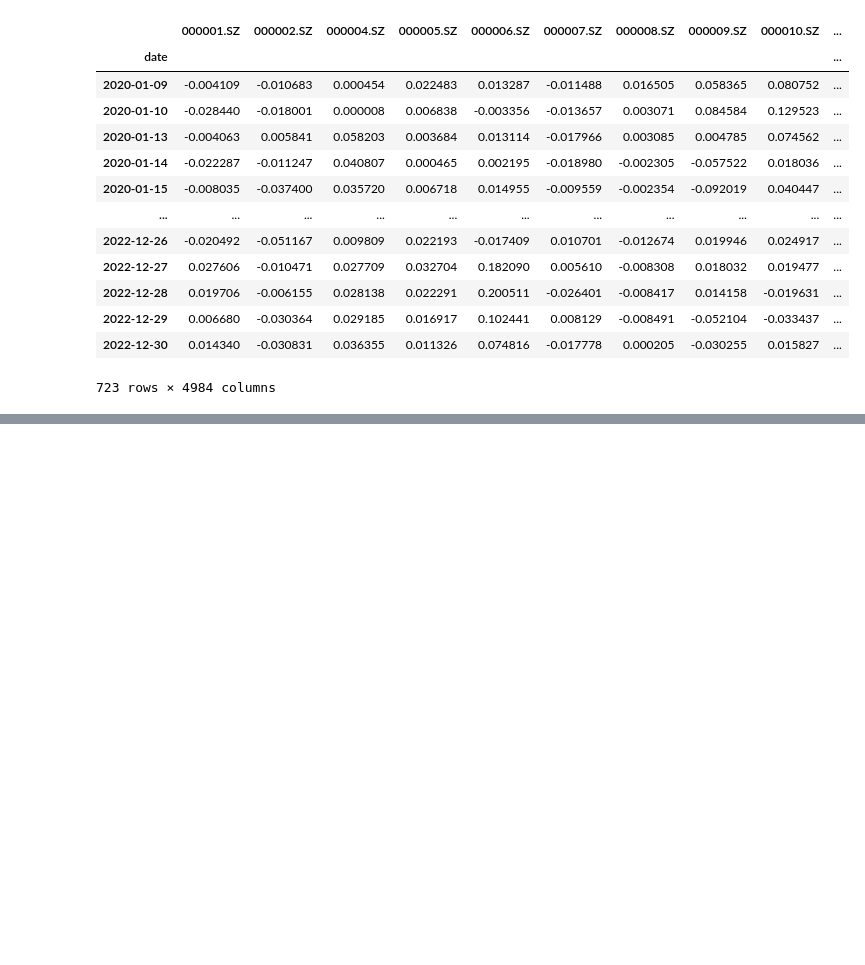
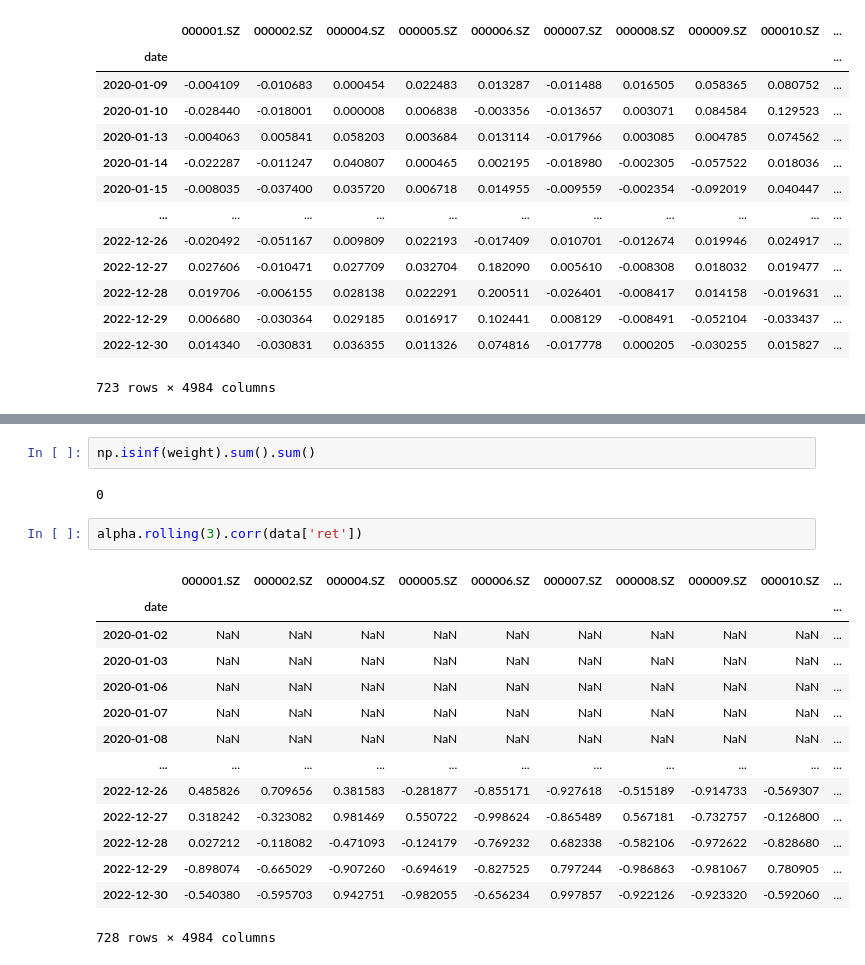
Before and after one commit to xingexjj/quantitative_trading_system, a Jupyter notebook: test.ipynb, the cells around one changed output, grey strips where cells are left out. Cells and saved outputs as stored; diff of their text form; blank space fills up the shorter version.

```diff
--- a/test.ipynb
+++ b/test.ipynb
@@ -70,0 +81,21 @@ weight
+# %%
+np.isinf(weight).sum().sum()
+# %% [output]
+0
+# %%
+alpha.rolling(3).corr(data['ret'])
+# %% [output]
+|  | 000001.SZ | 000002.SZ | 000004.SZ | 000005.SZ | 000006.SZ | 000007.SZ | 000008.SZ | 000009.SZ | 000010.SZ | ... |
+| date |  |  |  |  |  |  |  |  |  | ... |
+| 2020-01-02 | NaN | NaN | NaN | NaN | NaN | NaN | NaN | NaN | NaN | ... |
+| 2020-01-03 | NaN | NaN | NaN | NaN | NaN | NaN | NaN | NaN | NaN | ... |
+| 2020-01-06 | NaN | NaN | NaN | NaN | NaN | NaN | NaN | NaN | NaN | ... |
+| 2020-01-07 | NaN | NaN | NaN | NaN | NaN | NaN | NaN | NaN | NaN | ... |
+| 2020-01-08 | NaN | NaN | NaN | NaN | NaN | NaN | NaN | NaN | NaN | ... |
+| ... | ... | ... | ... | ... | ... | ... | ... | ... | ... | ... |
+| 2022-12-26 | 0.485826 | 0.709656 | 0.381583 | -0.281877 | -0.855171 | -0.927618 | -0.515189 | -0.914733 | -0.569307 | ... |
+| 2022-12-27 | 0.318242 | -0.323082 | 0.981469 | 0.550722 | -0.998624 | -0.865489 | 0.567181 | -0.732757 | -0.126800 | ... |
+| 2022-12-28 | 0.027212 | -0.118082 | -0.471093 | -0.124179 | -0.769232 | 0.682338 | -0.582106 | -0.972622 | -0.828680 | ... |
+| 2022-12-29 | -0.898074 | -0.665029 | -0.907260 | -0.694619 | -0.827525 | 0.797244 | -0.986863 | -0.981067 | 0.780905 | ... |
+| 2022-12-30 | -0.540380 | -0.595703 | 0.942751 | -0.982055 | -0.656234 | 0.997857 | -0.922126 | -0.923320 | -0.592060 | ... |
+728 rows × 4984 columns
```
Also changed, not shown: parts of 8 cells of this notebook, 2 other files.
